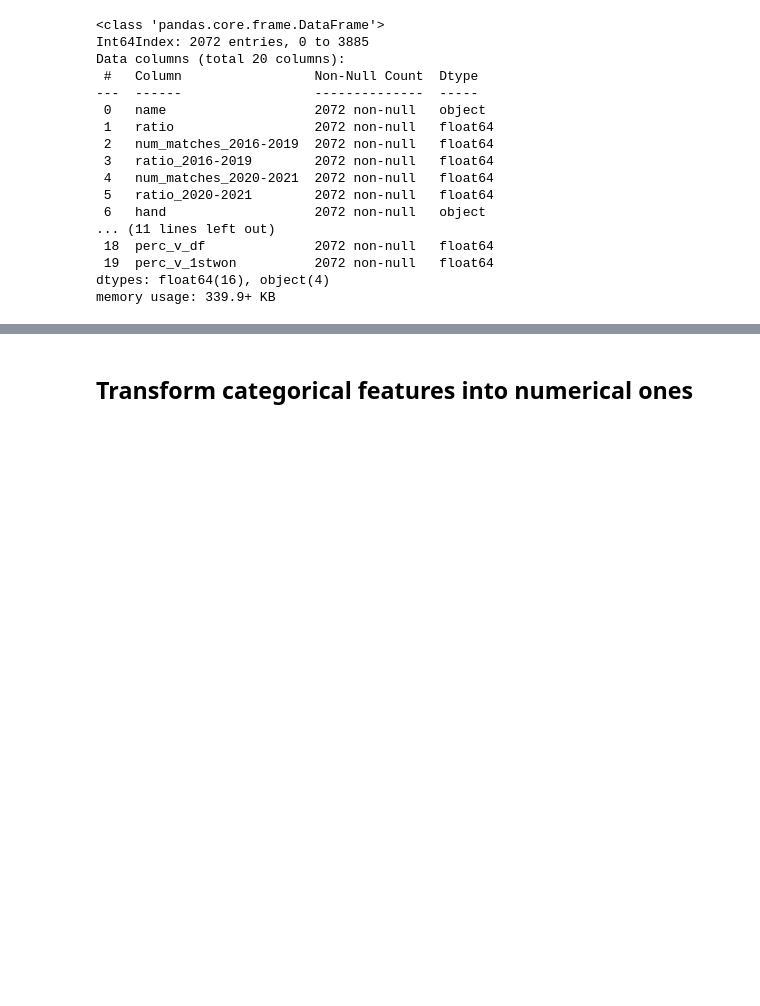
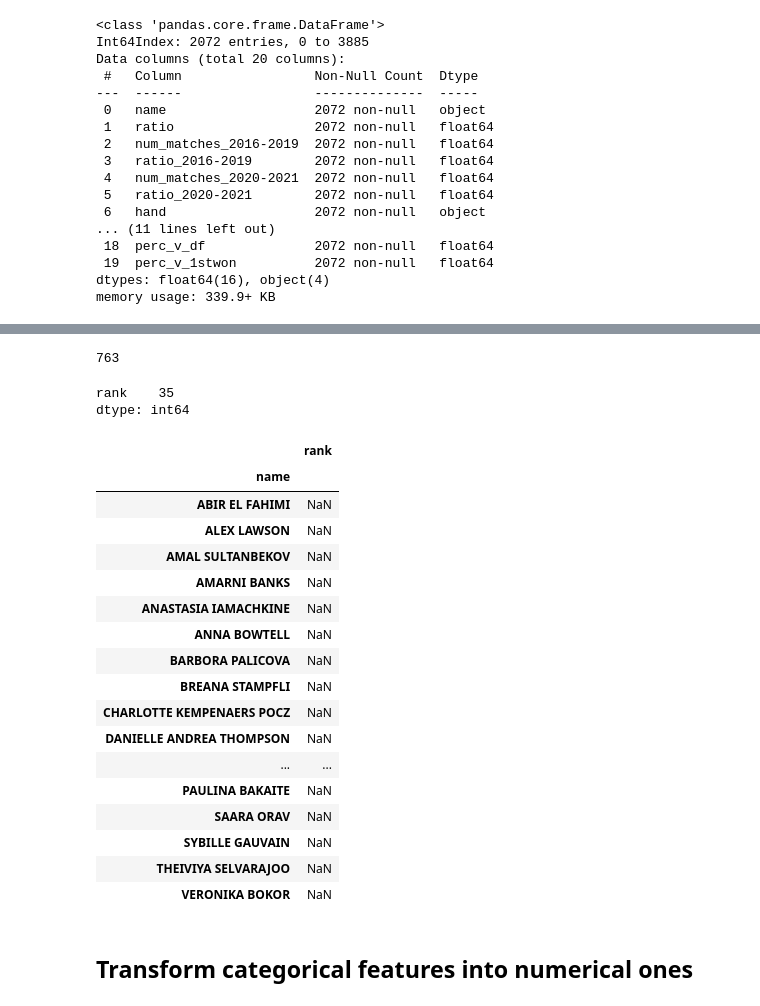
Before and after one commit to OrnelaDanushi/DM-project21, a Jupyter notebook: Task3/Classification.ipynb, the cells around one changed output, grey strips where cells are left out. Cells and saved outputs as stored; diff of their text form; code cells hidden in the pictures; blank space fills up the shorter version.

```diff
--- a/Task3/Classification.ipynb
+++ b/Task3/Classification.ipynb
@@ -50,0 +53,4 @@ memory usage: 339.9+ KB
+# %%
+df_rank = pd.read_csv('../Task1/dataset/matches_datacleaning.csv', index_col = 0)
+pd.set_option('display.max_columns', None) # to visualize all the columns
+df_rank.info()
@@ -50,0 +75,11 @@ memory usage: 339.9+ KB
+# %%
+winner_rank = df_rank[['winner_name', 'winner_rank']]
+winner_rank.set_axis(['name', 'rank'], axis=1, inplace=True)
+
+loser_rank = df_rank[['loser_name', 'loser_rank']]
+loser_rank.set_axis(['name', 'rank'], axis=1, inplace=True)
+
+player_rank = loser_rank.append(winner_rank)
+player = df[['name']]
+player = pd.merge(player, player_rank, how='left', on='name')
+print(player, '\n# of nan:', player['rank'].isna().sum())
@@ -50,0 +100,35 @@ memory usage: 339.9+ KB
+# %%
+#osserviamo quanti giocatori hanno QUALCHE nan
+nan_name = player[player['rank'].isna()]
+nan_name['name'].nunique()
+# %% [output]
+763
+# %%
+#prendiamo la media del rank e vediamo se sono rimasti nan (per quelli che avranno nan come rank vuol dire che nel db originale
+# non era presente nessun valore di rank per quel giocatore)
+player = player.groupby('name').mean()
+player.isna().sum()
+# %% [output]
+rank    35
+dtype: int64
+# %%
+player[player['rank'].isna()]
+# %% [output]
+|  | rank |
+| name |  |
+| ABIR EL FAHIMI | NaN |
+| ALEX LAWSON | NaN |
+| AMAL SULTANBEKOV | NaN |
+| AMARNI BANKS | NaN |
+| ANASTASIA IAMACHKINE | NaN |
+| ANNA BOWTELL | NaN |
+| BARBORA PALICOVA | NaN |
+| BREANA STAMPFLI | NaN |
+| CHARLOTTE KEMPENAERS POCZ | NaN |
+| DANIELLE ANDREA THOMPSON | NaN |
+| ... | ... |
+| PAULINA BAKAITE | NaN |
+| SAARA ORAV | NaN |
+| SYBILLE GAUVAIN | NaN |
+| THEIVIYA SELVARAJOO | NaN |
+| VERONIKA BOKOR | NaN |
```
Also changed, not shown: parts of 11 cells of this notebook, 2 other files.
